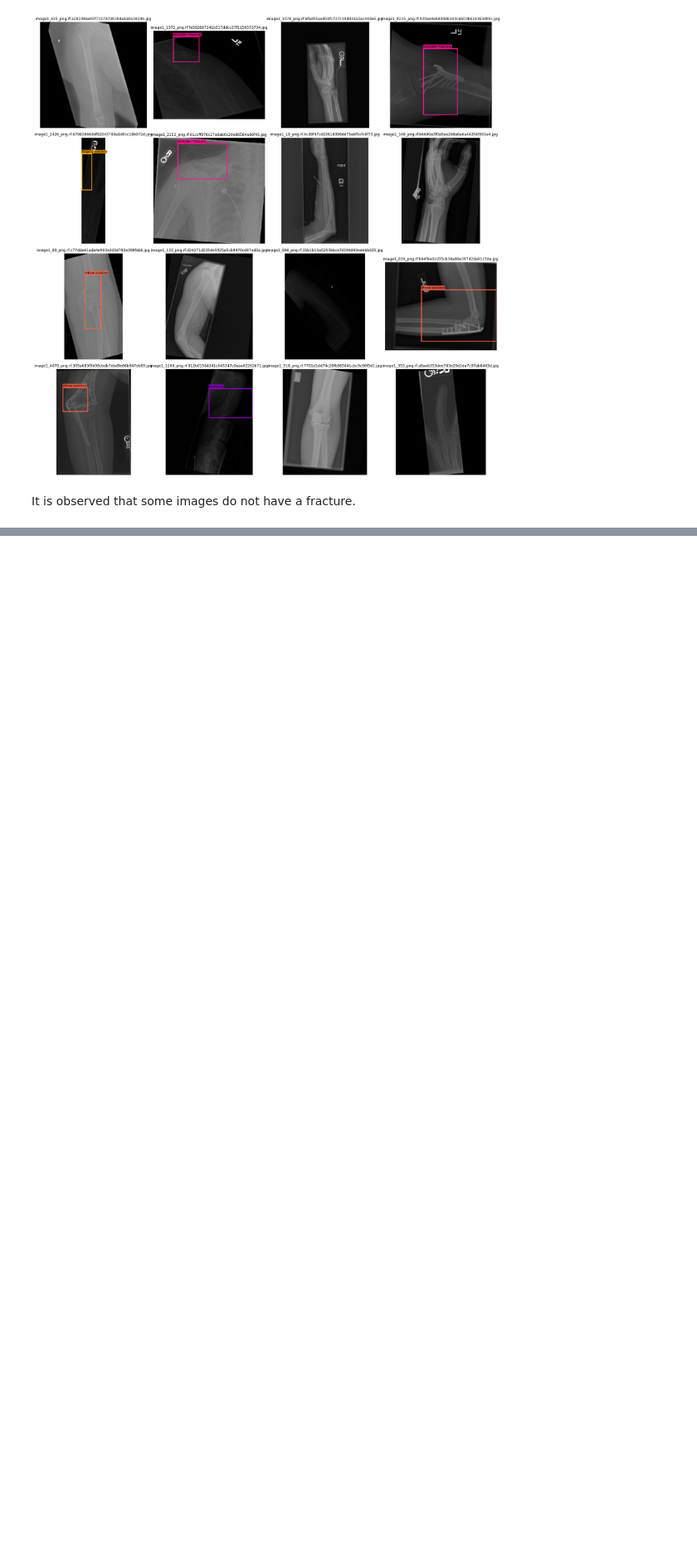
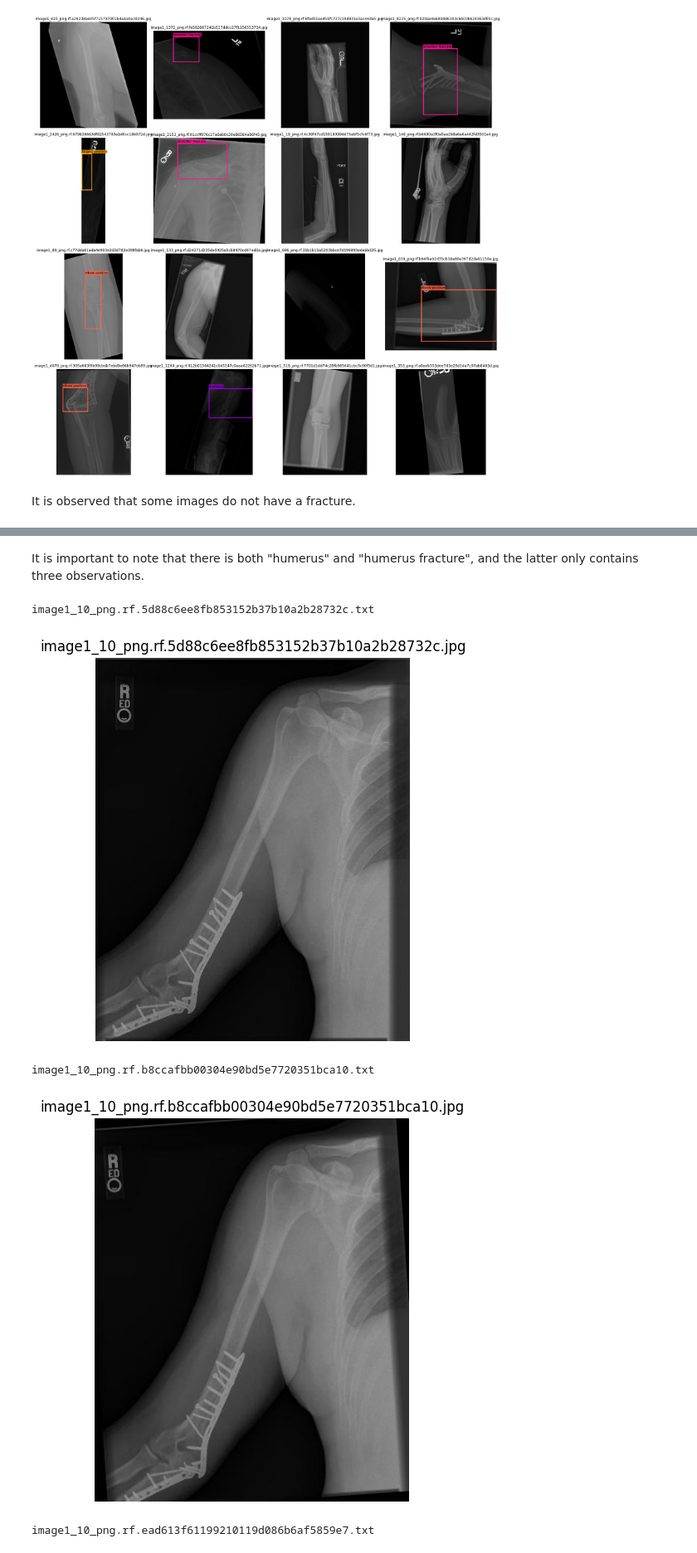
Before and after one commit to jackie-niu/CS9553-Project, a Jupyter notebook: Models/InitialEDA.ipynb, the cells around one changed output, grey strips where cells are left out. Shown at 83% size. Cells and saved outputs as stored; diff of their text form; code cells hidden in the pictures; blank space fills up the shorter version.

Commit message:
Data before merging humerus

```diff
--- a/Models/YOLO_Model.ipynb
+++ b/Models/InitialEDA.ipynb
@@ -184,0 +236,28 @@ It is observed that some images do not have a fracture.
+# %% [markdown]
+It is important to note that there is both "humerus" and "humerus fracture", and the latter only contains three observations.
+# %%
+# Visualize all images containing "humerus fracture"
+target_class = CLASS_NAMES.index("humerus fracture")
+for label_file in os.listdir(train_labels):
+    path = os.path.join(train_labels, label_file)
+
+    with open(path) as f:
+        for line in f:
+            cls = int(line.split()[0])
+            if cls == target_class:
+                print(label_file)
+                img_name = os.path.splitext(label_file)[0] + ".jpg"
+                img_path = os.path.join(train_images, img_name)
+                img_bgr = cv2.imread(img_path)
+                img_rgb = cv2.cvtColor(img_bgr, cv2.COLOR_BGR2RGB)
+                plt.figure(figsize=(6, 6))
+                plt.imshow(img_rgb)
+                plt.title(img_name)
+                plt.axis("off")
+                plt.show()
+# %% [output]
+image1_10_png.rf.5d88c6ee8fb853152b37b10a2b28732c.txt
+[figure, added]
+image1_10_png.rf.b8ccafbb00304e90bd5e7720351bca10.txt
+[figure, added]
+image1_10_png.rf.ead613f61199210119d086b6af5859e7.txt
```
Also changed, not shown: parts of 5 cells of this notebook.
